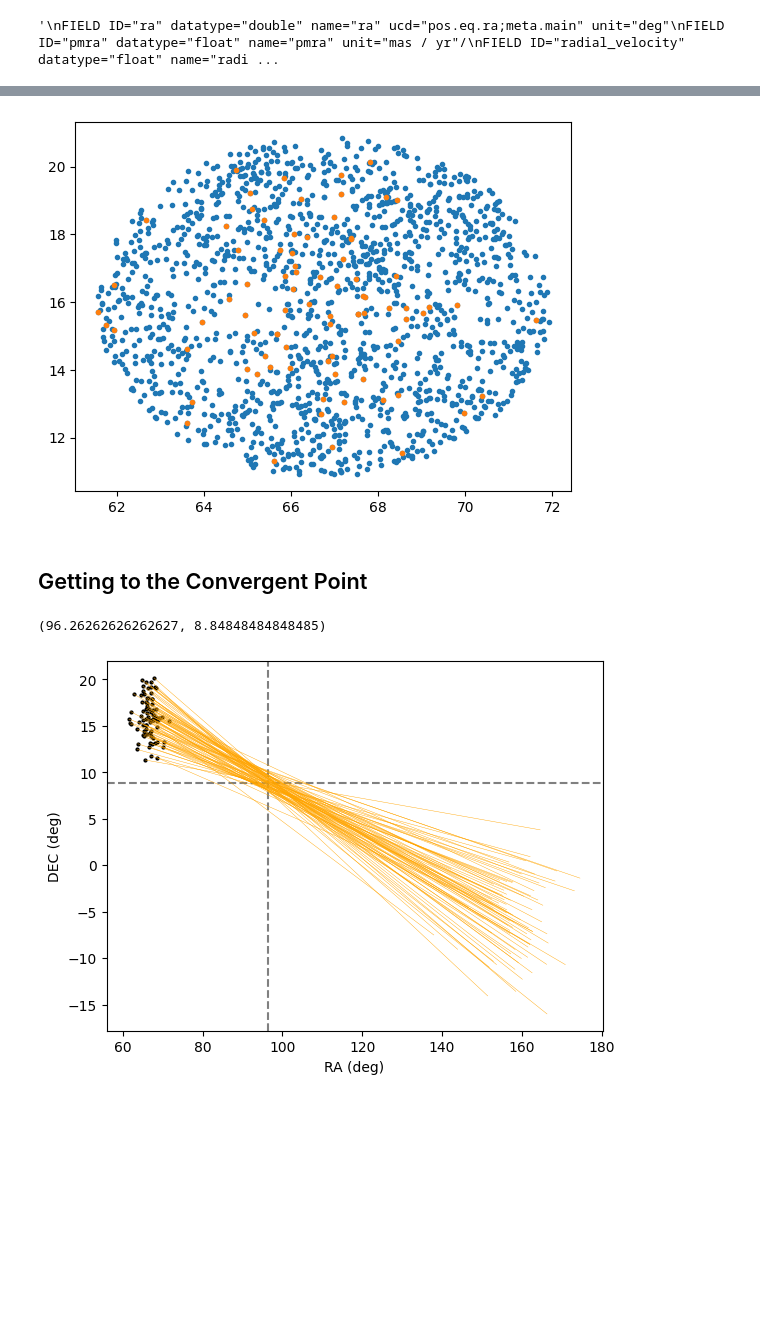
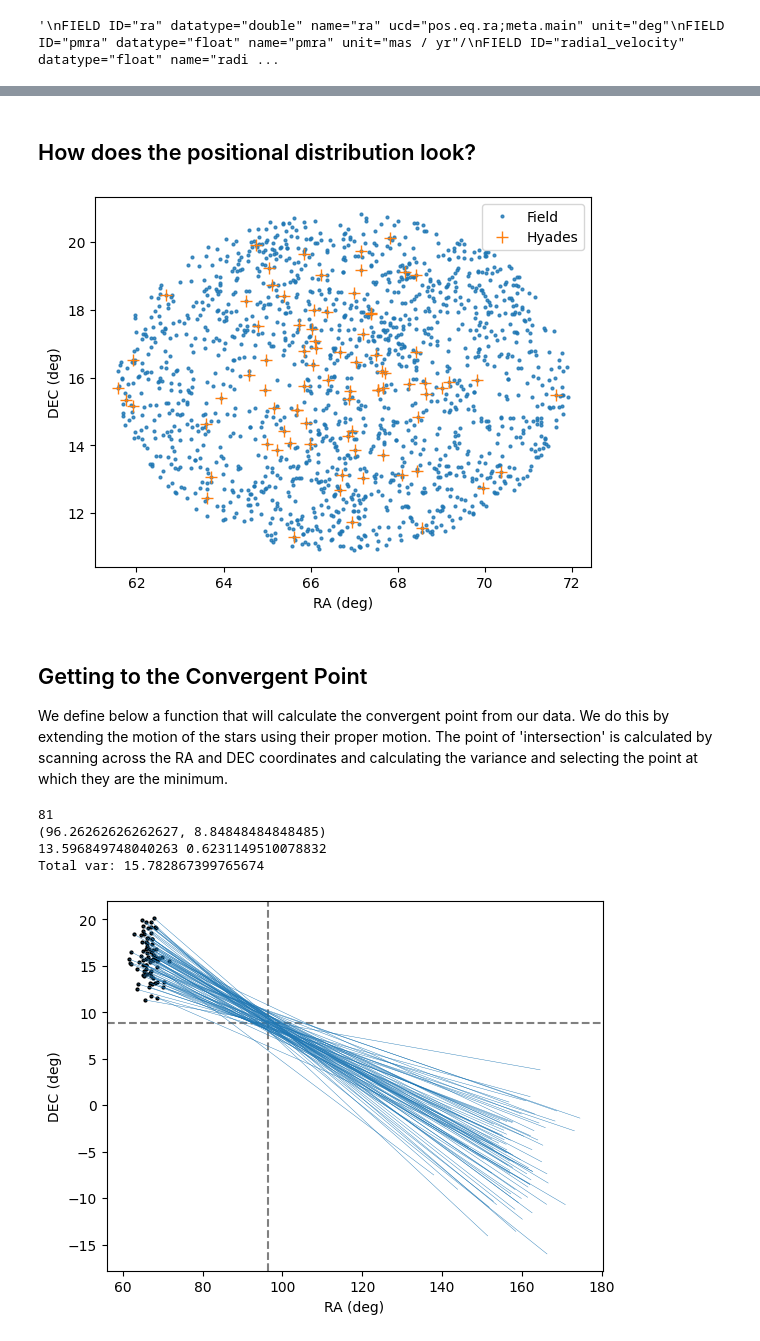
Before and after one commit to ShashanthS/MovingClustersProject, a Jupyter notebook: MovingClusters.ipynb, the cells around one changed output, grey strips where cells are left out. Saved outputs shown, nothing was run; the diff lists cells and outputs as text; code cells hidden in the pictures; blank space fills up the shorter version.

```diff
--- a/MovingClusters.ipynb
+++ b/MovingClusters.ipynb
@@ -6,5 +6,5 @@ from astropy.io.votable import parse_single_table
 import matplotlib.patches as patches
 # %%
 # Data Paths
-hyades_data = 'Data/TestData7.vot'
+hyades_data_dir = 'Data/TestData7.vot' # Path to data here
 # %% [markdown]
@@ -12,5 +12,6 @@ hyades_data = 'Data/TestData7.vot'
 # %%
-table = parse_single_table(hyades_data)
+# Create a table from the data
+table = parse_single_table(hyades_data_dir)
 print(table.fields)
 data = table.array
 
@@ -27,7 +28,7 @@ FIELD ID="radial_velocity" datatype="float" name="radial_velocity" unit="km / s"
 # %%
 def get_cond(pmra_range, pmdec_range):
     """
-    define condition based on ranges of dec and ra
+    Define condition based on ranges of dec and ra
     """
     cond = ((data['pmra'] > pmra_range[0]) & (data['pmra'] < pmra_range[1]) & (data['pmdec'] > pmdec_range[0]) & (data['pmdec'] < pmdec_range[1]))
     return cond
@@ -41,15 +42,15 @@ def plot_selected_pm(data, cond):
     selected_pmra = data['pmra'][cond]
     selected_pmdec = data['pmdec'][cond]
 
-    plt.plot(data['pmra'], data['pmdec'], '.', label='Field')
-    plt.plot(selected_pmra, selected_pmdec, '.', label='Hyades')
+    plt.plot(data['pmra'], data['pmdec'], '.', label='Field', alpha=.8, markersize=5, )
+    plt.plot(selected_pmra, selected_pmdec, '+', label='Hyades', alpha=.7,markersize=8,)
     plt.xlim(-150, 200)
     plt.ylim(-150, 100)
 
     plt.xlabel('Proper Motion in RA (mas/yr)')
     plt.ylabel('Proper Motion in DEC (mas/yr)')
     plt.legend()
-    plt.savefig('pm_cluster.pdf')
+    plt.savefig(f'pm_cluster.jpg', dpi=600)
     plt.show()
     return selected_pmra, selected_pmdec, selected_data
 
@@ -61,7 +62,12 @@ def plot_selected_coords(data, cond):
     selected_ra = data['ra'][cond]
     selected_dec = data['dec'][cond]
 
-    plt.plot(data['ra'], data['dec'], '.')
-    plt.plot(selected_ra, selected_dec, '.')
+    plt.plot(data['ra'], data['dec'],  '.', label='Field', alpha=.8, markersize=4)
+    plt.plot(selected_ra, selected_dec, '+', label='Hyades', alpha=1,markersize=8)
+
+    plt.xlabel('RA (deg)')
+    plt.ylabel('DEC (deg)')
+
+    plt.legend()
     plt.show()
     return selected_ra, selected_dec
@@ -81,17 +106,20 @@ selected_pmra, selected_pmdec, selected_data = plot_selected_pm(data, cond)
+# %% [markdown]
+## How does the positional distribution look?
 # %%
 plt.close()
 selected_ra, selected_dec = plot_selected_coords(data, cond)
 # %% [output]
-[figure, old version]
+[figure, new version]
 # %% [markdown]
 <h2>Getting to the Convergent Point</h2>
+We define below a function that will calculate the convergent point from our data. We do this by extending the motion of the stars using their proper motion. The point of 'intersection' is calculated by scanning across the RA and DEC coordinates and calculating the variance and selecting the point at which they are the minimum.
 # %%
-# %matplotlib widget
 def CP_members(member_ra, member_dec, member_pmra, member_pmdec, t_tot = 10**6.5, patch=False):
-    # t_tot = 10**6.5 # Amount of time in years
     fig = plt.figure()
     ax = fig.subplots(1)
     ax.plot(member_ra, member_dec, 'k.', markersize=4)
+
+    # Simulate the path of the star in RA and DEC by assuming constant proper motion
     member_ra_final = member_ra + member_pmra * t_tot * 2.7e-7
     member_dec_final = member_dec + member_pmdec * t_tot * 2.7e-7
 
@@ -109,42 +137,44 @@ def CP_members(member_ra, member_dec, member_pmra, member_pmdec, t_tot = 10**6.5
     for i in range(len(member_ra)):
         interped_dec.append(np.interp(ra_vals, [member_ra[i], member_ra_final[i]], [member_dec[i], member_dec_final[i]]))
         # ax.plot(ra_vals, interped_dec[i], linestyle='dashed')
         interped_ra.append(np.interp(dec_vals, [member_dec_final[i], member_dec[i]], [member_ra_final[i], member_ra[i]]))
         # ax.plot(interped_ra[i], dec_vals, linestyle='dashed')
 
     var_dec = np.var(interped_dec, axis=0)
     ax.axvline(ra_vals[np.argmin(var_dec)], linestyle='dashed', color='grey')
     var_ra = np.var(interped_ra, axis=0)
     ax.axhline(dec_vals[np.argmin(var_ra)], linestyle='dashed', color='grey')
     CP = (ra_vals[np.argmin(var_dec)], dec_vals[np.argmin(var_ra)])
     print(CP)
 
+    # Errors
+    print(np.min(var_ra), np.min(var_dec))
+    total_var = np.sqrt((np.min(var_ra) / CP[0])**2 + (np.min(var_dec) / CP[1])**2)
+    print('Total var:', total_var * 100)
+
     for i in range(len(member_ra)):
-        ax.plot([member_ra_final[i], member_ra[i]], [member_dec_final[i], member_dec[i]], 'orange', linewidth=0.3)
+        ax.plot([member_ra_final[i], member_ra[i]], [member_dec_final[i], member_dec[i]], 'tab:blue', linewidth=0.3)
     # plt.xlim(-150, 200)
     # plt.ylim(-150, 100)
 
     ax.set_xlabel('RA (deg)')
     ax.set_ylabel('DEC (deg)')
-    fig.savefig('CP_cluster.pdf')
-    rect = patches.Rectangle((90, 11), 10, -4, linewidth=1, edgecolor='b', facecolor='none', alpha=1)
+    fig.savefig('CP_cluster.jpg', dpi=600)
 
-    # Calculating Variances
-    min_ra, max_ra = 60, 120
-    ra_range = np.linspace(min_ra, max_ra)
-    # ra_val = np.interp(ra_range, member_ra[0], member_ra_final[0])
-    # print(ra_val)
 
     if patch:
         ax.add_patch(rect)
     # fig.show()
-    fig.savefig('CP_cluster.pdf')
+    fig.savefig('CP_cluster.png')
     return CP, var_ra, var_dec
 
 plt.close()
 CP, var_ra, var_dec = CP_members(selected_ra, selected_dec, selected_pmra, selected_pmdec)
 # %% [output]
+81
 (96.26262626262627, 8.84848484848485)
+13.596849748040263 0.6231149510078832
+Total var: 15.782867399765674
-[figure, old version]
+[figure, new version]
 # %% [markdown]
 <h2>Calculating Distances</h2>
```
Also changed, not shown: parts of 12 cells of this notebook.
